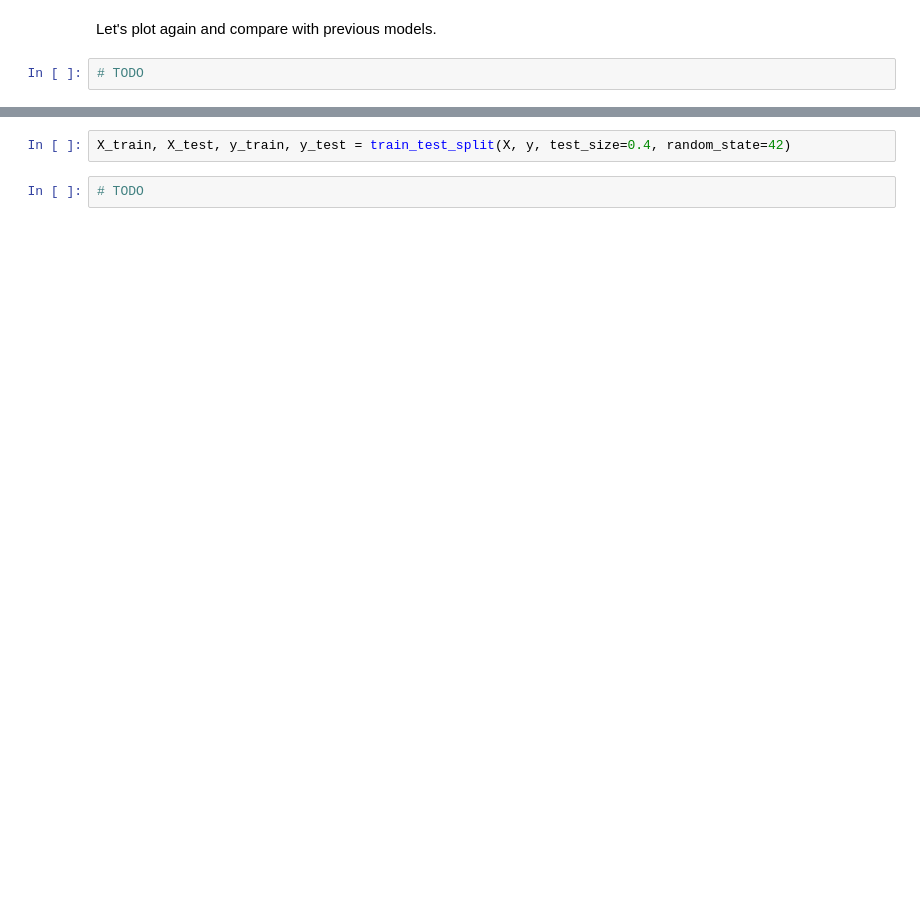
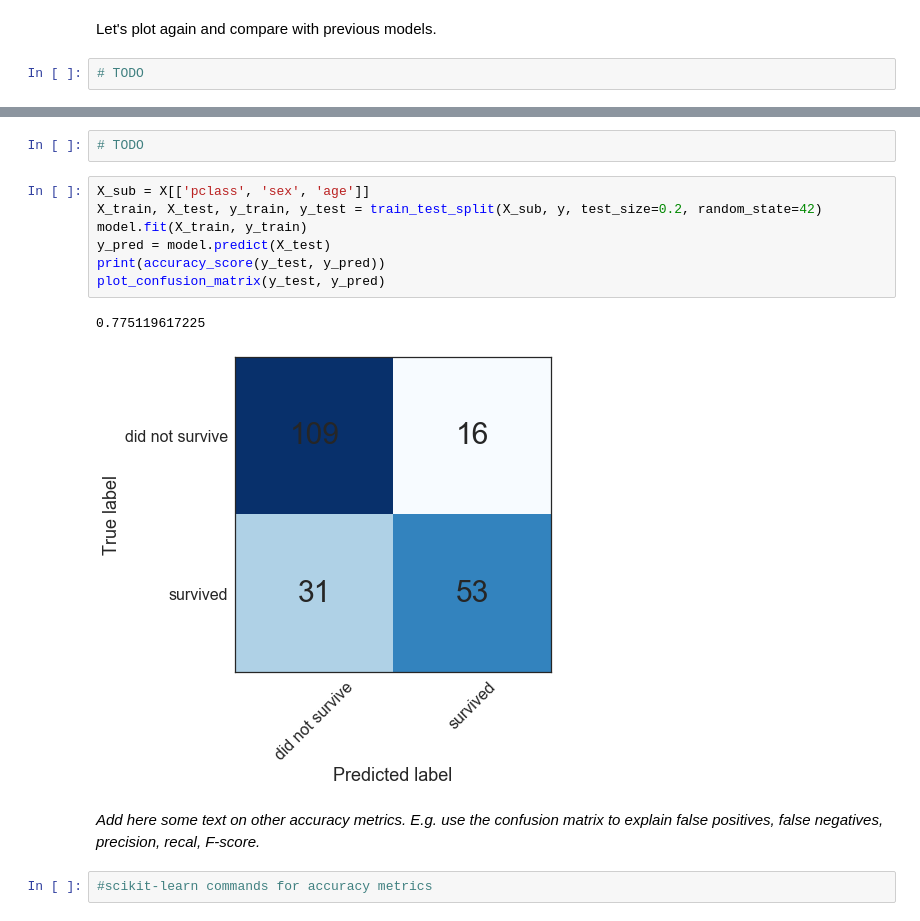
Before and after one commit to marijavlajic/code-university-ml-workshop, a Jupyter notebook: ML Workshop Part 2 - Logistic Regression.ipynb, the cells around one changed output, grey strips where cells are left out. Cells and saved outputs as stored; diff of their text form; blank space fills up the shorter version.

```diff
--- a/ML Workshop Part 2 - Logistic Regression.ipynb
+++ b/ML Workshop Part 2 - Logistic Regression.ipynb
@@ -121,4 +135,16 @@ As an exercise, pick another feature to add and
-# %%
-X_train, X_test, y_train, y_test = train_test_split(X, y, test_size=0.4, random_state=42)
 # %%
 # TODO
+# %%
+X_sub = X[['pclass', 'sex', 'age']]
+X_train, X_test, y_train, y_test = train_test_split(X_sub, y, test_size=0.2, random_state=42)
+model.fit(X_train, y_train)
+y_pred = model.predict(X_test)
+print(accuracy_score(y_test, y_pred))
+plot_confusion_matrix(y_test, y_pred)
+# %% [output]
+0.775119617225
+[figure, added]
+# %% [markdown]
+_Add here some text on other accuracy metrics. E.g. use the confusion matrix to explain false positives, false negatives, precision, recal, F-score._
+# %%
+#scikit-learn commands for accuracy metrics
```
Also changed, not shown: parts of 11 cells of this notebook.
